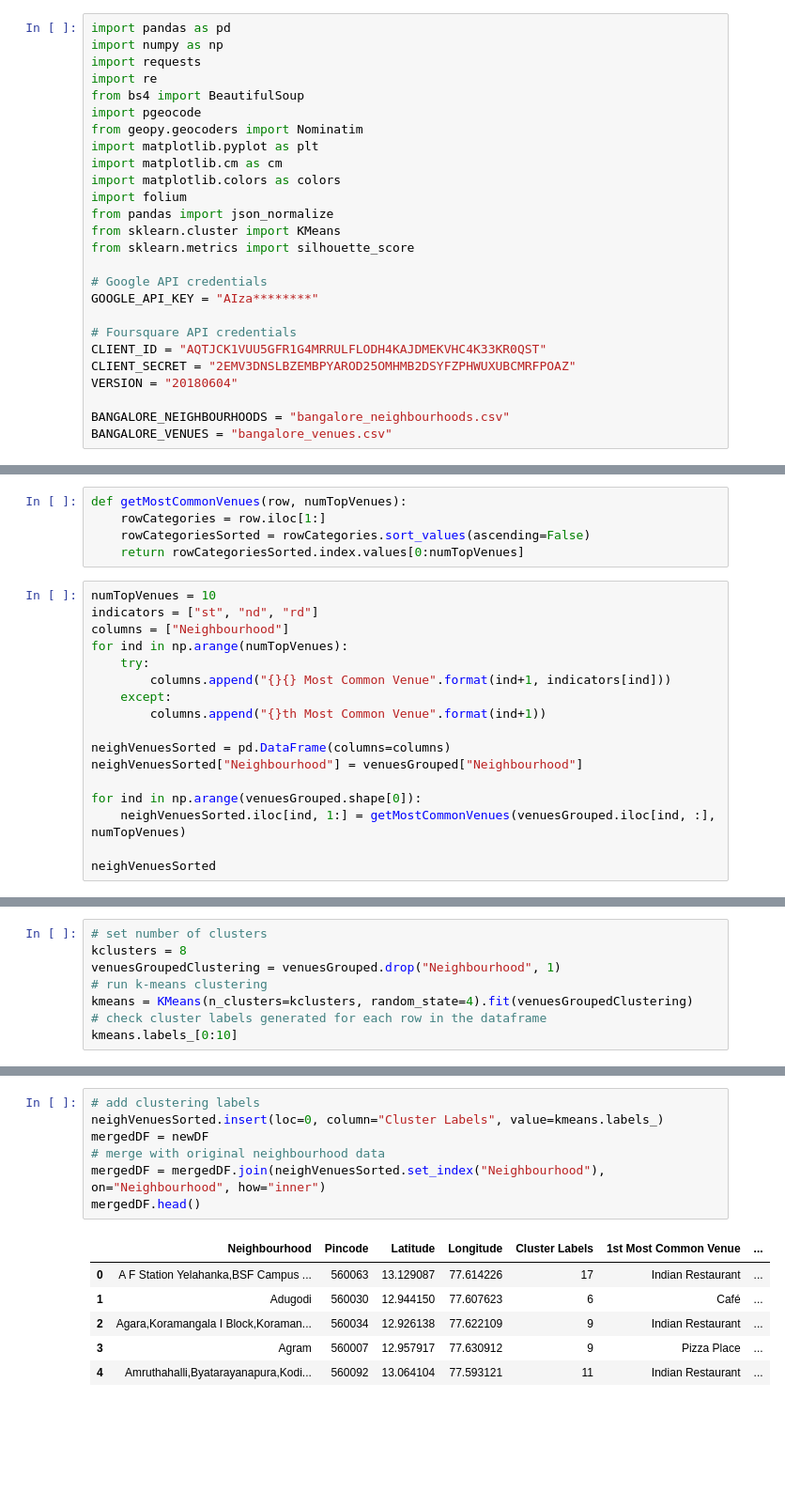
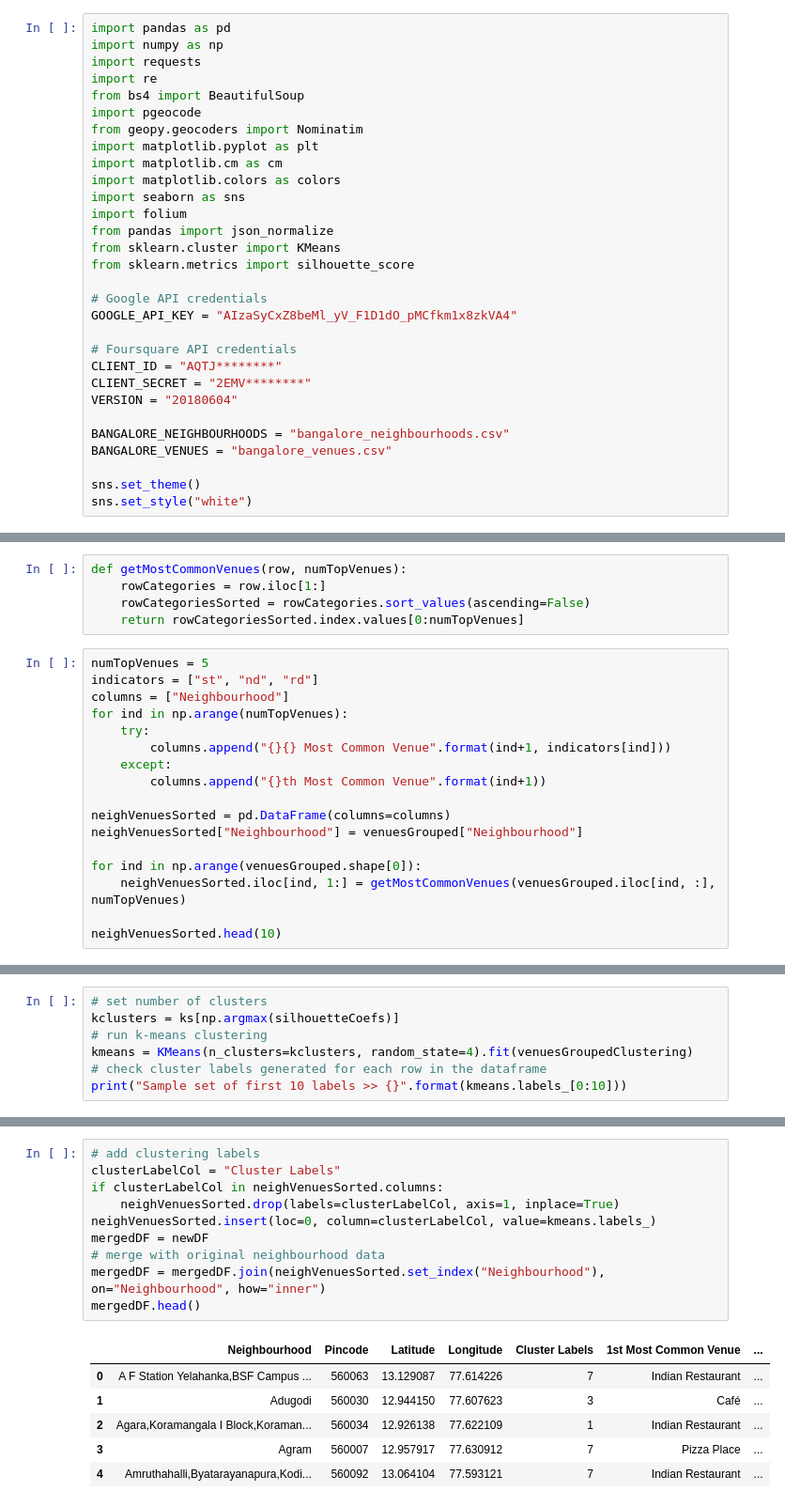
Before and after one commit to sinhars/Coursera_Capstone, a Jupyter notebook: capstone_project_final.ipynb, the cells around one changed output, grey strips where cells are left out. Shown at 94% size. Cells and saved outputs as stored; diff of their text form; blank space fills up the shorter version.

```diff
--- a/capstone_project_final.ipynb
+++ b/capstone_project_final.ipynb
@@ -32,21 +39,25 @@ from geopy.geocoders import Nominatim
 import matplotlib.pyplot as plt
 import matplotlib.cm as cm
 import matplotlib.colors as colors
+import seaborn as sns
 import folium
 from pandas import json_normalize
 from sklearn.cluster import KMeans
 from sklearn.metrics import silhouette_score
 
 # Google API credentials
-GOOGLE_API_KEY = "AIza********"
+GOOGLE_API_KEY = "AIzaSyCxZ8beMl_yV_F1D1dO_pMCfkm1x8zkVA4"
 
 # Foursquare API credentials
-CLIENT_ID = "AQTJCK1VUU5GFR1G4MRRULFLODH4KAJDMEKVHC4K33KR0QST"
-CLIENT_SECRET = "2EMV3DNSLBZEMBPYAROD25OMHMB2DSYFZPHWUXUBCMRFPOAZ"
+CLIENT_ID = "AQTJ********"
+CLIENT_SECRET = "2EMV********"
 VERSION = "20180604"
 
 BANGALORE_NEIGHBOURHOODS = "bangalore_neighbourhoods.csv"
 BANGALORE_VENUES = "bangalore_venues.csv"
+
+sns.set_theme()
+sns.set_style("white")
 # %% [markdown]
 ## 3. Data Collection, Exploration and Preprocessing <a name="data"></a>
 # %%
@@ -321,7 +348,7 @@ def getMostCommonVenues(row, numTopVenues):
     rowCategoriesSorted = rowCategories.sort_values(ascending=False)
     return rowCategoriesSorted.index.values[0:numTopVenues]
 # %%
-numTopVenues = 10
+numTopVenues = 5
 indicators = ["st", "nd", "rd"]
 columns = ["Neighbourhood"]
 for ind in np.arange(numTopVenues):
@@ -336,7 +363,7 @@ neighVenuesSorted["Neighbourhood"] = venuesGrouped["Neighbourhood"]
 for ind in np.arange(venuesGrouped.shape[0]):
     neighVenuesSorted.iloc[ind, 1:] = getMostCommonVenues(venuesGrouped.iloc[ind, :], numTopVenues)
 
-neighVenuesSorted
+neighVenuesSorted.head(10)
 # %% [output]
 |  | Neighbourhood | 1st Most Common Venue | 2nd Most Common Venue | 3rd Most Common Venue | 4th Most Common Venue | ... |
 | 0 | A F Station Yelahanka,BSF Campus ... | Indian Restaurant | Hot Spring | Lake | Department Store | ... |
@@ -386,9 +420,8 @@ plotKMeansErrors(sse, silhouetteCoefs, ks)
 # %%
 # set number of clusters
-kclusters = 8
-venuesGroupedClustering = venuesGrouped.drop("Neighbourhood", 1)
+kclusters = ks[np.argmax(silhouetteCoefs)]
 # run k-means clustering
 kmeans = KMeans(n_clusters=kclusters, random_state=4).fit(venuesGroupedClustering)
 # check cluster labels generated for each row in the dataframe
-kmeans.labels_[0:10]
+print("Sample set of first 10 labels >> {}".format(kmeans.labels_[0:10]))
 # %% [output]
@@ -396,15 +429,18 @@ array([7, 3, 1, 7, 7, 0, 7, 0, 1, 5])
 # %%
 # add clustering labels
-neighVenuesSorted.insert(loc=0, column="Cluster Labels", value=kmeans.labels_)
+clusterLabelCol = "Cluster Labels"
+if clusterLabelCol in neighVenuesSorted.columns:
+    neighVenuesSorted.drop(labels=clusterLabelCol, axis=1, inplace=True)
+neighVenuesSorted.insert(loc=0, column=clusterLabelCol, value=kmeans.labels_)
 mergedDF = newDF
 # merge with original neighbourhood data
 mergedDF = mergedDF.join(neighVenuesSorted.set_index("Neighbourhood"), on="Neighbourhood", how="inner")
 mergedDF.head()
 # %% [output]
 |  | Neighbourhood | Pincode | Latitude | Longitude | Cluster Labels | 1st Most Common Venue | ... |
-| 0 | A F Station Yelahanka,BSF Campus ... | 560063 | 13.129087 | 77.614226 | 17 | Indian Restaurant | ... |
-| 1 | Adugodi | 560030 | 12.944150 | 77.607623 | 6 | Café | ... |
-| 2 | Agara,Koramangala I Block,Koraman... | 560034 | 12.926138 | 77.622109 | 9 | Indian Restaurant | ... |
-| 3 | Agram | 560007 | 12.957917 | 77.630912 | 9 | Pizza Place | ... |
-| 4 | Amruthahalli,Byatarayanapura,Kodi... | 560092 | 13.064104 | 77.593121 | 11 | Indian Restaurant | ... |
+| 0 | A F Station Yelahanka,BSF Campus ... | 560063 | 13.129087 | 77.614226 | 7 | Indian Restaurant | ... |
+| 1 | Adugodi | 560030 | 12.944150 | 77.607623 | 3 | Café | ... |
+| 2 | Agara,Koramangala I Block,Koraman... | 560034 | 12.926138 | 77.622109 | 1 | Indian Restaurant | ... |
+| 3 | Agram | 560007 | 12.957917 | 77.630912 | 7 | Pizza Place | ... |
+| 4 | Amruthahalli,Byatarayanapura,Kodi... | 560092 | 13.064104 | 77.593121 | 7 | Indian Restaurant | ... |
 # %%
```
Also changed, not shown: parts of 24 cells of this notebook, 1 other file.
